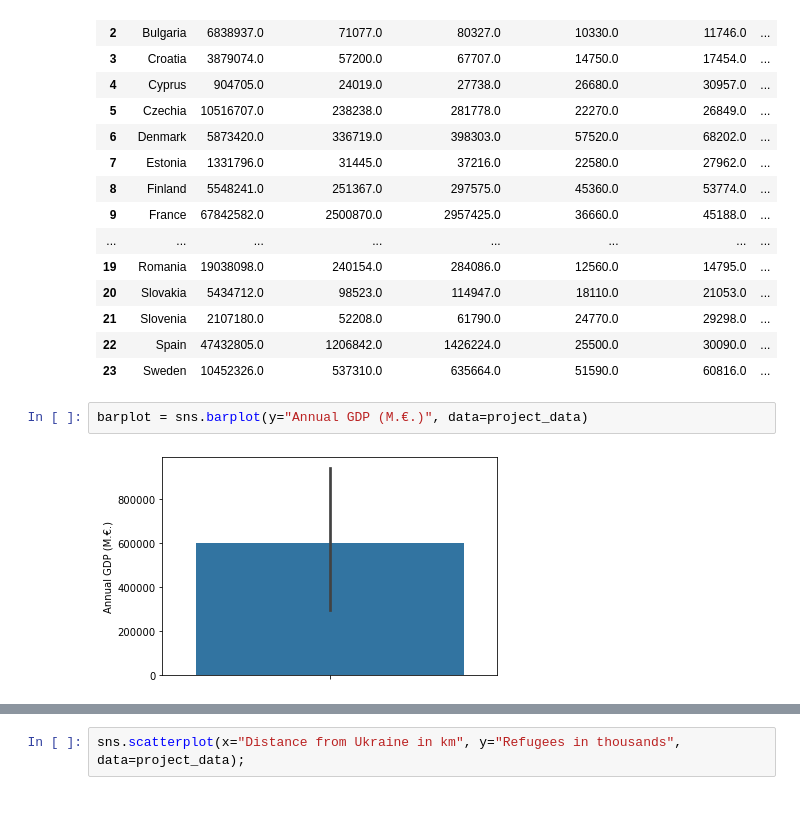
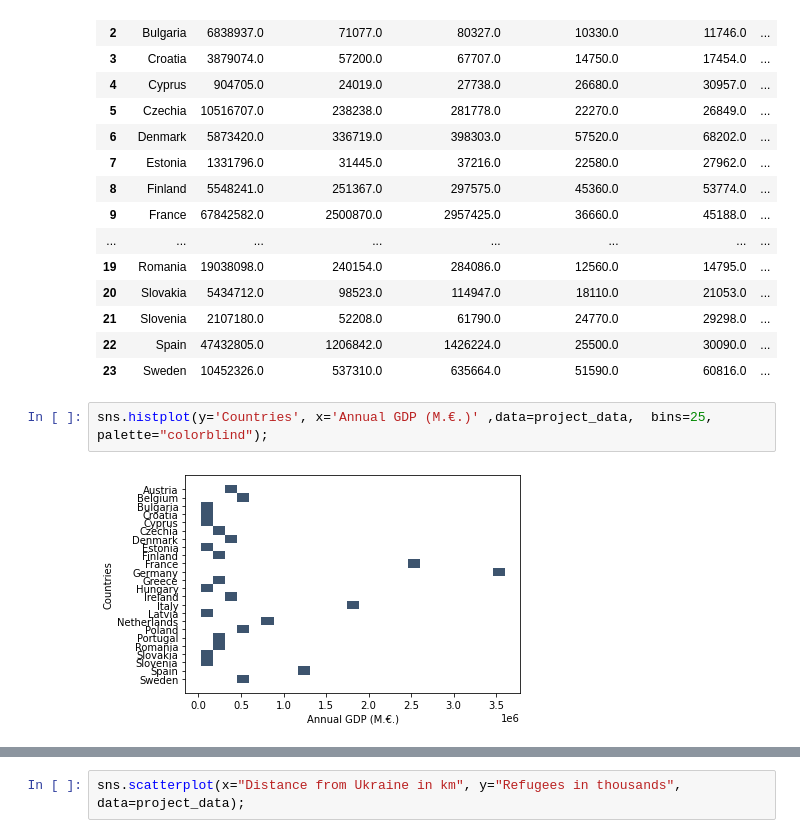
Before and after one commit to Hugocodesdude/Project_2, a Jupyter notebook: Data Visualisation.ipynb, the cells around one changed output, grey strips where cells are left out. Drawn from its saved outputs; the diff is of its cells as text; blank space fills up the shorter version.

```diff
--- a/Data Visualisation.ipynb
+++ b/Data Visualisation.ipynb
@@ -32,7 +32,7 @@ project_data
 | 21 | Slovenia | 2107180.0 | 52208.0 | 61790.0 | 24770.0 | 29298.0 | ... |
 | 22 | Spain | 47432805.0 | 1206842.0 | 1426224.0 | 25500.0 | 30090.0 | ... |
 | 23 | Sweden | 10452326.0 | 537310.0 | 635664.0 | 51590.0 | 60816.0 | ... |
-# %%
-barplot = sns.barplot(y="Annual GDP (M.€.)", data=project_data)
-# %% [output]
-[figure, removed]
+# %%
+sns.histplot(y='Countries', x='Annual GDP (M.€.)' ,data=project_data,  bins=25, palette="colorblind");
+# %% [output]
+[figure, added]
```
Also changed, not shown: parts of 3 cells of this notebook, 1 other file.
